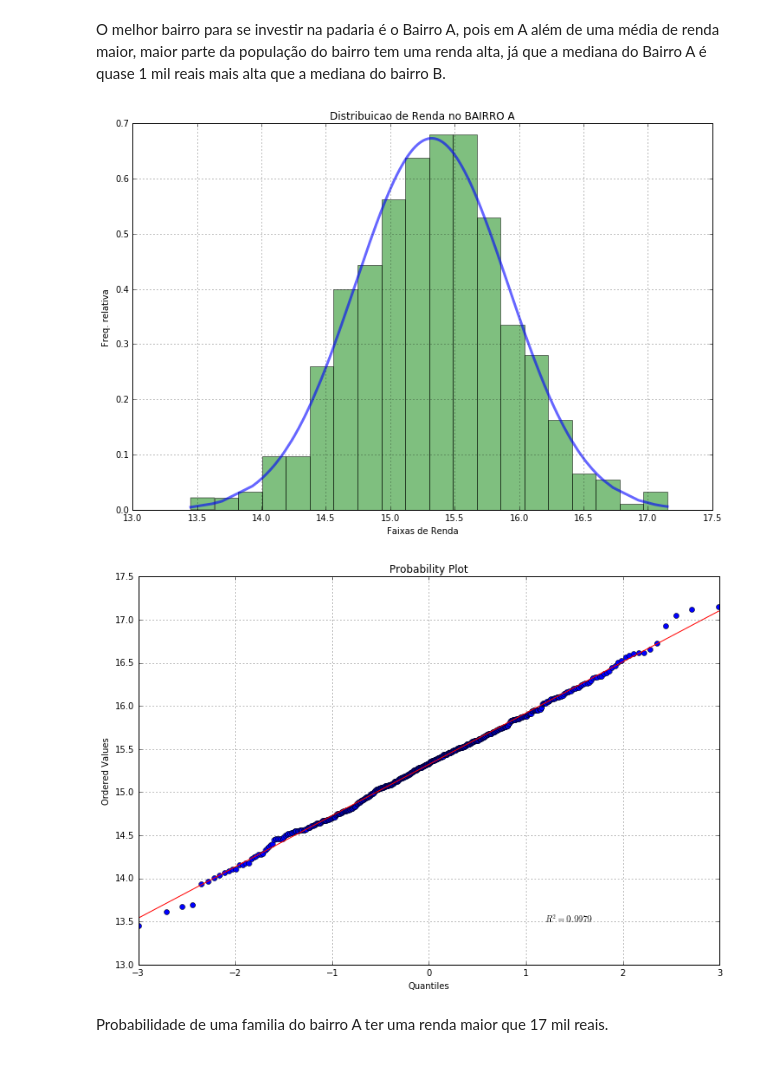
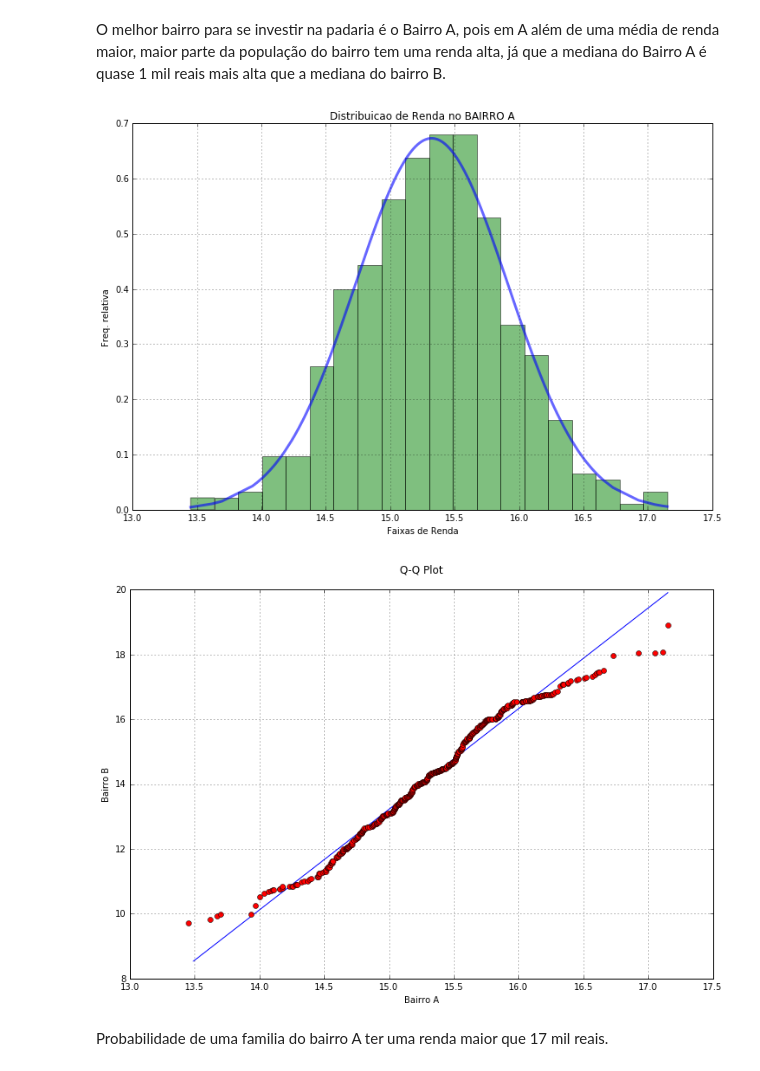
Before and after one commit to guigs10mil/CD-1, a Jupyter notebook: aula12/Aula 12 Atividade Modelos Probabilisticos Continuos.ipynb, the cells around one changed output. Cells and saved outputs as stored; diff of their text form; code cells hidden in the pictures.

```diff
--- a/aula12/Aula 12 Atividade Modelos Probabilisticos Continuos.ipynb
+++ b/aula12/Aula 12 Atividade Modelos Probabilisticos Continuos.ipynb
@@ -131,14 +131,28 @@ plt.ylabel('Freq. relativa')
 plt.xlabel('Faixas de Renda')
 plt.grid()
 plt.show()
-
-plt.figure(figsize=(12,8))
-stats.probplot(pad.A, dist="norm", plot=pylab)
-plt.grid()
-pylab.show()
 # %% [output]
 [figure]
-[figure, removed]
+# %%
+n = 500
+p = list()
+for v in range(1, n+1):
+    p.append((v-0.5)/n)
+
+mu2 = pad.B.mean()
+sigma2 = pad.B.std()
+
+plt.figure(figsize=(12,8))
+plt.plot(stats.norm.ppf(p, loc=mu, scale=sigma), stats.norm.ppf(p, loc=mu2, scale=sigma2), 'b')
+plt.plot(sorted(pad.A), sorted(pad.B), 'ro')
+plt.title('Q-Q Plot\n')
+plt.xlabel('Bairro A')
+plt.ylabel('Bairro B')
+plt.axis([])
+plt.grid()
+plt.show()
+# %% [output]
+[figure, added]
 # %% [markdown]
 Probabilidade de uma familia do bairro A ter uma renda maior que 17 mil reais.
 # %%
```
Also changed, not shown: parts of 1 cell of this notebook.
